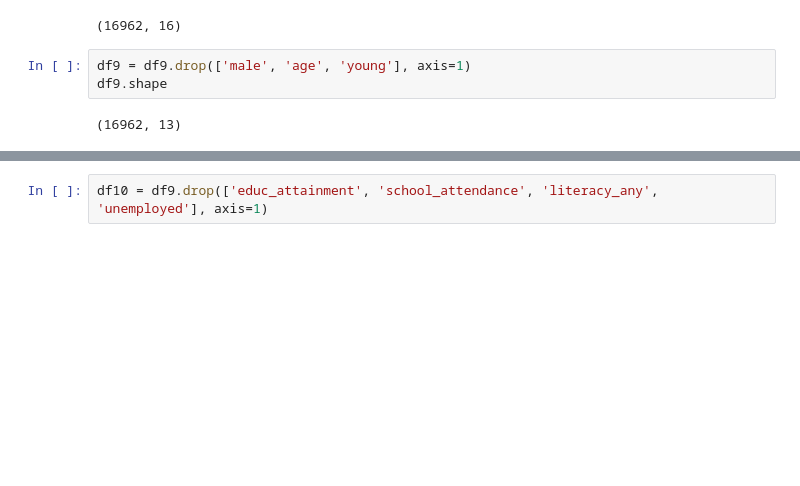
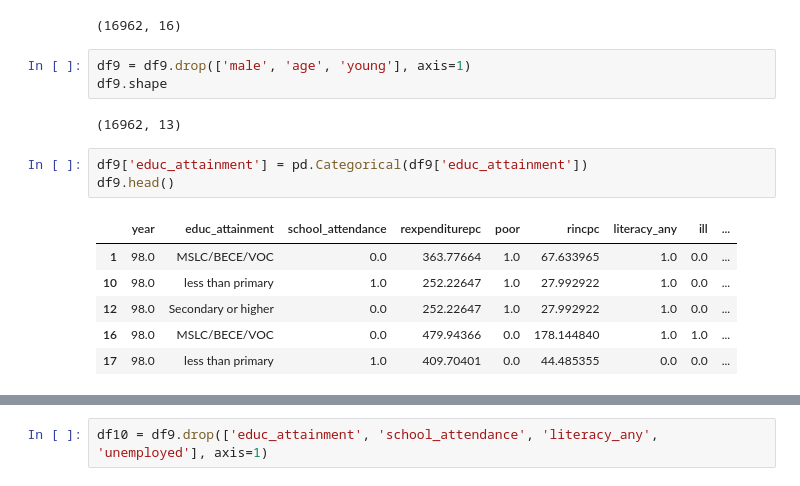
Before and after one commit to oliviak/ghanamines, a Jupyter notebook: Illegal Mines Corr.ipynb, the cells around one changed output, grey strips where cells are left out. Cells and saved outputs as stored; diff of their text form; blank space fills up the shorter version.

```diff
--- a/Illegal Mines Corr.ipynb
+++ b/Illegal Mines Corr.ipynb
@@ -379,3 +379,13 @@ df9 = df9.drop(['male', 'age', 'young'], axis=1)
 df9.shape
 # %% [output]
 (16962, 13)
+# %%
+df9['educ_attainment'] = pd.Categorical(df9['educ_attainment'])
+df9.head()
+# %% [output]
+|  | year | educ_attainment | school_attendance | rexpenditurepc | poor | rincpc | literacy_any | ill | ... |
+| 1 | 98.0 | MSLC/BECE/VOC | 0.0 | 363.77664 | 1.0 | 67.633965 | 1.0 | 0.0 | ... |
+| 10 | 98.0 | less than primary | 1.0 | 252.22647 | 1.0 | 27.992922 | 1.0 | 0.0 | ... |
+| 12 | 98.0 | Secondary or higher | 0.0 | 252.22647 | 1.0 | 27.992922 | 1.0 | 0.0 | ... |
+| 16 | 98.0 | MSLC/BECE/VOC | 0.0 | 479.94366 | 0.0 | 178.144840 | 1.0 | 1.0 | ... |
+| 17 | 98.0 | less than primary | 1.0 | 409.70401 | 0.0 | 44.485355 | 0.0 | 0.0 | ... |
```
Also changed, not shown: parts of 4 cells of this notebook.
